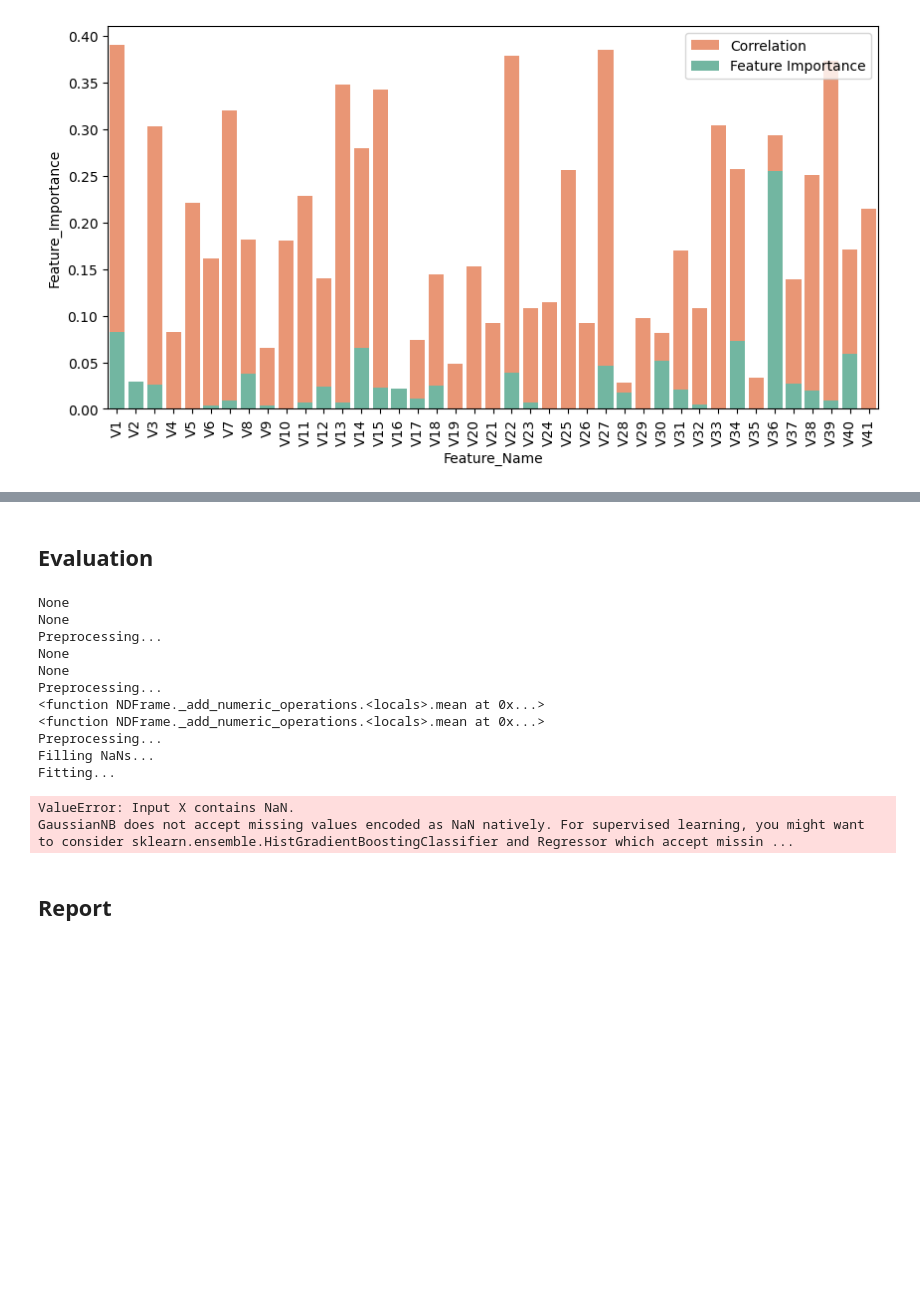
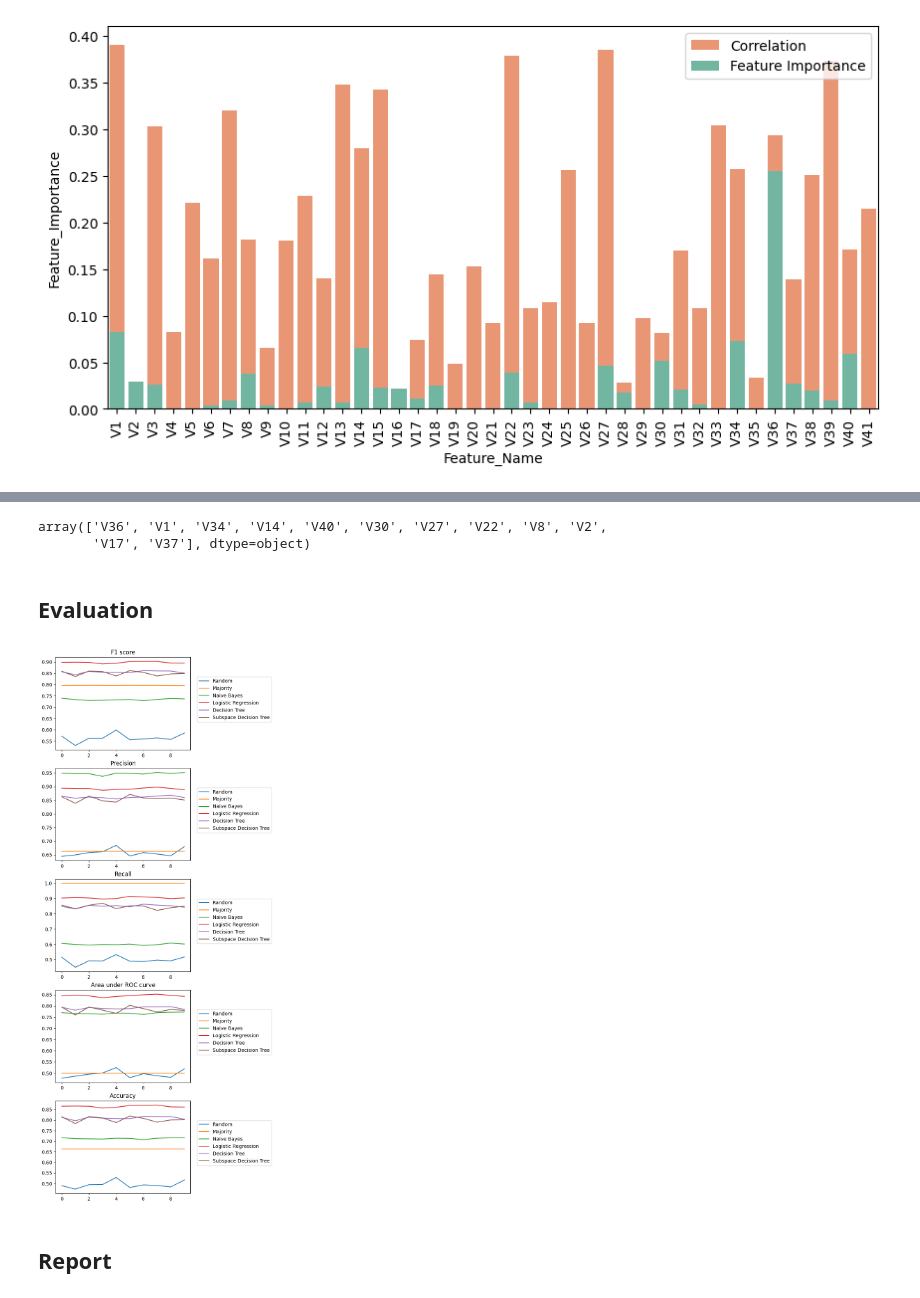
Before and after one commit to al-pi314/inteligent_systems, a Jupyter notebook: seminar_2/seminar.ipynb, the cells around one changed output, grey strips where cells are left out. Cells and saved outputs as stored; diff of their text form; code cells hidden in the pictures; blank space fills up the shorter version.

Commit message:
folding and subspace decision tree

```diff
--- a/seminar_2/seminar.ipynb
+++ b/seminar_2/seminar.ipynb
@@ -176,3 +210,8 @@ plt.legend()
+# %%
+most_important["Feature_Name"].values
+# %% [output]
+array(['V36', 'V1', 'V34', 'V14', 'V40', 'V30', 'V27', 'V22', 'V8', 'V2',
+       'V17', 'V37'], dtype=object)
 # %% [markdown]
 ## Evaluation
 # %%
@@ -189,34 +229,39 @@ folds = fold(all_data, k=5)
 # %%
 def train(folds):
-    classifier_accuracies = [[] for i in range(len(classifiers))]
+    classifier_accuracies = np.zeros(shape=(len(classifiers), N_metrics))
     for i in range(len(folds)):
         train_data = pd.concat([folds[j] for j in range(len(folds)) if j != i], axis=0)
-        test_data = folds[i]
         train_features = train_data.drop(["Class", "Index"], axis=1)
         train_target = train_data["Class"]
+
+        test_data = folds[i]
         test_features = test_data.drop(["Class", "Index"], axis=1)
         test_target = test_data["Class"]
 
-        for i, c in enumerate(classifiers):
-            print(c.fillna_method)
+        for j, c in enumerate(classifiers):
             c.fit(train_features, train_target)
-            classifier_accuracies[i].append(c.evaluate(test_features, test_target))
+            classifier_accuracies[j] += np.array(c.evaluate(test_features, test_target))
+    classifier_accuracies = classifier_accuracies / len(folds)
     return classifier_accuracies
-# %%
-train(folds)
-# %% [output]
-None
-None
-Preprocessing...
-None
-None
-Preprocessing...
-<function NDFrame._add_numeric_operations.<locals>.mean at 0x...>
-<function NDFrame._add_numeric_operations.<locals>.mean at 0x...>
-Preprocessing...
-Filling NaNs...
-Fitting...
-ValueError: Input X contains NaN.
-GaussianNB does not accept missing values encoded as NaN natively. For supervised learning, you might want to consider sklearn.ensemble.HistGradientBoostingClassifier and Regressor which accept missin ...
+# %%
+scores = np.empty(shape=(repetitions, len(classifiers), N_metrics))
+# %%
+for i in range(repetitions):
+    folds = fold(all_data, k=N_folds)
+    scores[i] = train(folds)
+# %%
+score_names = ["F1 score", "Precision", "Recall", "Area under ROC curve", "Accuracy"]
+fig, ax = plt.subplots(len(score_names), 1, figsize=(5, len(score_names) * 4))
+for i in range(len(score_names)):
+    ax[i].set_title(score_names[i])
+    ax[i].plot(scores[:, 0, i], label="Random")
+    ax[i].plot(scores[:, 1, i], label="Majority")
+    ax[i].plot(scores[:, 2, i], label="Naive Bayes")
+    ax[i].plot(scores[:, 3, i], label="Logistic Regression")
+    ax[i].plot(scores[:, 4, i], label="Decision Tree")
+    ax[i].plot(scores[:, 5, i], label="Subspace Decision Tree")
+    ax[i].legend(loc=(1.05, 0.3))
+# %% [output]
+[figure, added]
 # %% [markdown]
 ## Report
```
Also changed, not shown: parts of 14 cells of this notebook, 5 other files.
